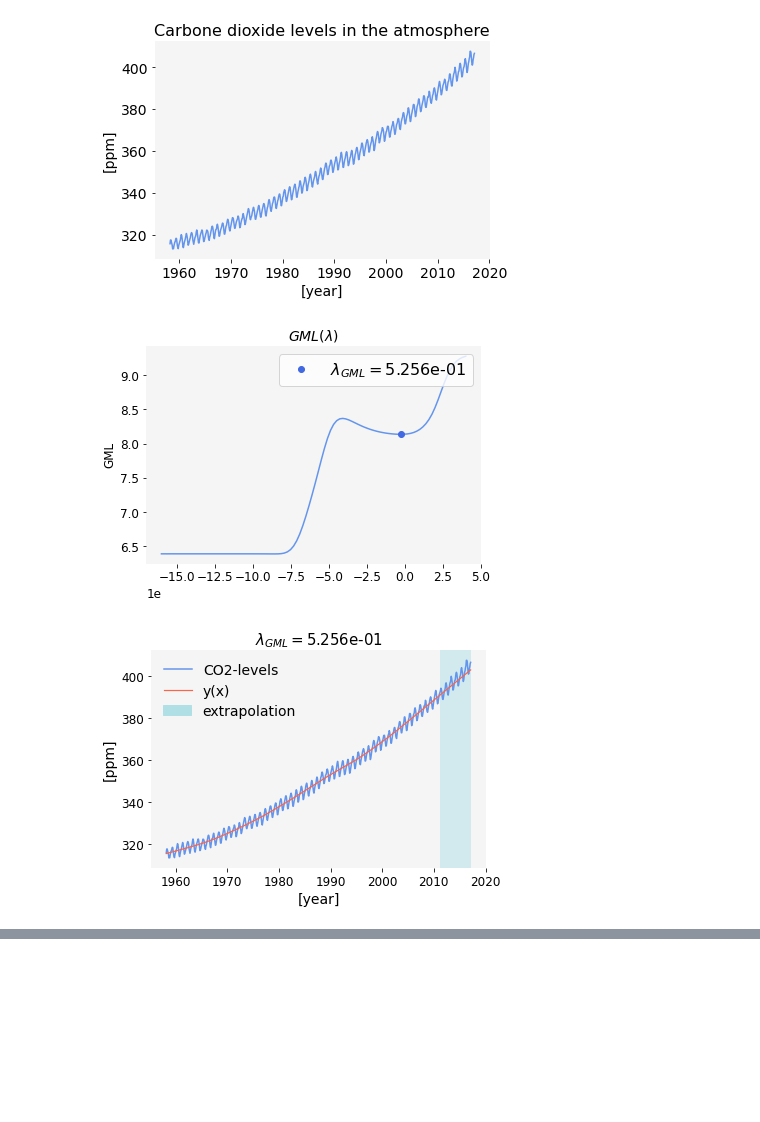
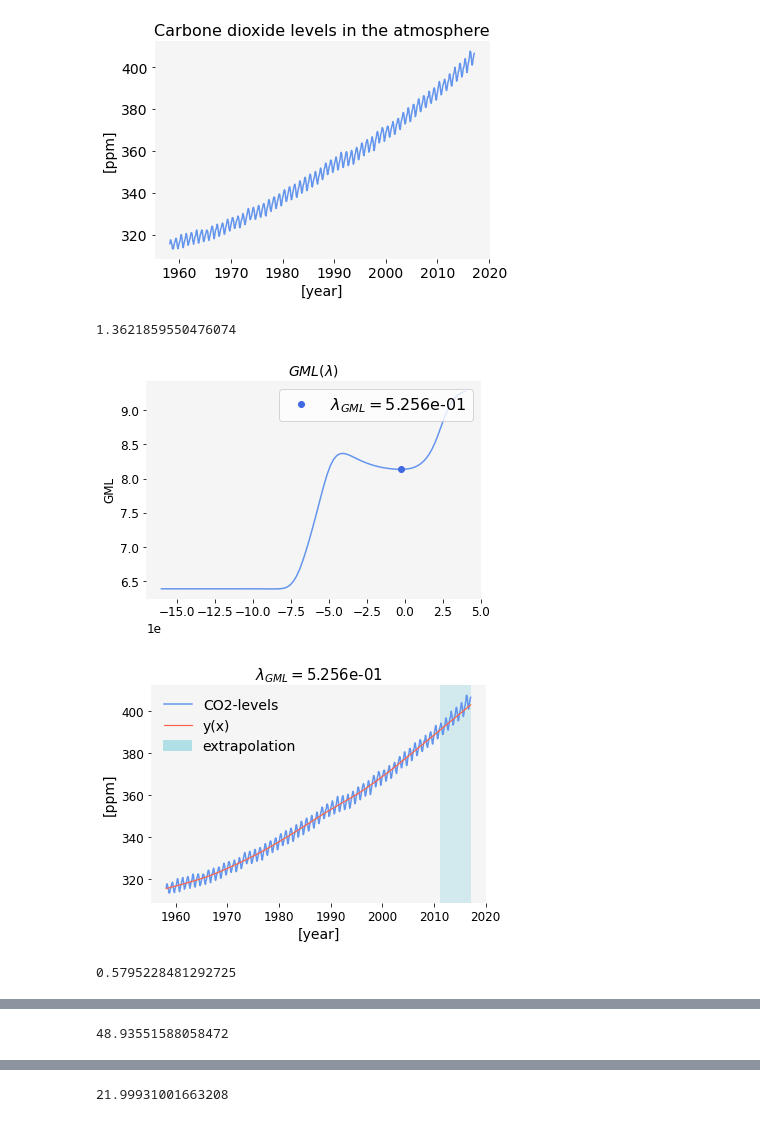
Before and after one commit to NikolineBalle/Bachelor, a Jupyter notebook: hawaii_fit.ipynb, the cells around one changed output, grey strips where cells are left out. Cells and saved outputs as stored; diff of their text form; code cells hidden in the pictures; blank space fills up the shorter version.

```diff
--- a/hawaii_fit.ipynb
+++ b/hawaii_fit.ipynb
@@ -1,28 +26,4 @@
 # %%
-import numpy as np
-import pandas as pd
-from numpy.linalg import solve
-import matplotlib.pyplot as plt
-from scipy.linalg import qr
-from scipy import optimize
-from scipy.special import erfinv
-from scipy.optimize import minimize_scalar
-import egrss
-import lambda_fun
-import os
-import matplotlib.patches as mpatches
-
-data = pd.read_csv("archive.csv")
-
-blue1 = 'cornflowerblue'
-blue2 = 'navy'
-red = 'tomato'
-
-dates = data['Decimal Date'].to_numpy()
-carbon = data['Carbon Dioxide (ppm)'].to_numpy()
-dates = dates[np.logical_not(np.isnan(carbon))]
-carbon = carbon[np.logical_not(np.isnan(carbon))]
-
 p = 2
 N = len(carbon)
 
@@ -44,7 +45,9 @@ f1.savefig(my_path + "/Plots/Carbonlevels.pdf", bbox_inches='tight')
 
 def plot2_w_lambda_Hawaii(fun, x, y, method, title, ylab, lab, savename1, savename2,  col, bounds = 'nothing'):
     # finding the minimizer
+    start_time = time.time()
     min_point = fun(N= len(y), x = x, p = 2, yhat = y, method = method,  usage = 'min', bounds= bounds)
+    print((time.time() - start_time))
 
     # plotting fun(lambda)
     fig1 = plt.figure()
@@ -80,35 +83,38 @@ def plot2_w_lambda_Hawaii(fun, x, y, method, title, ylab, lab, savename1, savena
     plt.plot(dates, carbon, color = blue1)
     plt.plot(dates,yt_local,color = 'tomato', linewidth=1.2)
     plt.axvspan(dates[int(len(carbon)-len(carbon)*0.1)], dates[-1], facecolor='powderblue', alpha=0.5)
     red_patch = mpatches.Patch(color='powderblue', label='extrapolation')
     f1.legend(handles=[red_patch], bbox_to_anchor=(0.48, 0.67), loc="center right", borderaxespad=0.2,prop = {'size': 14}, frameon = False)
     plt.ylabel('[ppm]', fontsize = 14)
     plt.xlabel('[year]', fontsize = 14)
     plt.legend(['CO2-levels', 'y(x)'], numpoints = 1, prop = {'size': 14}, loc = 'upper left', frameon = False)
     ax = plt.gca()
     ax.set_facecolor('whitesmoke')
     plt.xticks(fontsize = 12)
     plt.yticks(fontsize = 12)
     for spine in plt.gca().spines.values():
             spine.set_visible(False)
     plt.title(lab %(np.format_float_scientific(1/np.power(10,min_point.x), precision = 3, exp_digits=2)), fontsize = 15)
     plt.show()
     f1.savefig(my_path + savename2, bbox_inches='tight')
 
 # finding local minimizer
 plot2_w_lambda_Hawaii(fun = lambda_fun.min_GML, x = dates, y = carbon, method = 'golden', title ='$GML(\lambda)$' , ylab = 'GML', lab = "$\lambda_{GML}=$%s", savename1 = "/Plots/GMLlambdaH_loc.pdf", savename2 = "/Plots/GMLmodelH_loc.pdf", col = 'royalblue' ,bounds = 'nothing')
 
 # finding GML min
 plot2_w_lambda_Hawaii(fun = lambda_fun.min_GML, x = dates, y = carbon, method = 'bounded', title ='$GML(\lambda)$' , ylab = 'GML', lab = "$\lambda_{GML}=$%s", savename1 = "/Plots/GMLlambdaH.pdf", savename2 = "/Plots/GMLmodelH.pdf", col = 'navy', bounds = (6,16))
 
 # finding local minimizer
 plot2_w_lambda_Hawaii(fun = lambda_fun.min_GCV, x = dates, y = carbon, method = 'golden', title ='$GCV(\lambda)$' , ylab = 'GCV', lab = "$\lambda_{GCV}=$%s", savename1 = "/Plots/GCVlambdaH_loc.pdf", savename2 = "/Plots/GCVmodelH_loc.pdf",  col = 'royalblue' , bounds = 'nothing')
 
 # finding GCV min
 plot2_w_lambda_Hawaii(fun = lambda_fun.min_GCV, x = dates, y = carbon, method = 'bounded', title ='$GCV(\lambda)$' , ylab = 'GCV', lab = "$\lambda_{GCV}=$%s", savename1 = "/Plots/GCVlambdaH.pdf", savename2 = "/Plots/GCVmodelH.pdf",  col = 'navy' ,bounds = (6,16))
 # %% [output]
-[figure, old version]
+[figure, new version]
+1.3621859550476074
 [figure]
 [figure]
+0.5795228481292725
 [figure]
 [figure]
+48.93551588058472
@@ -114,0 +123 @@ plot2_w_lambda_Hawaii(fun = lambda_fun.min_GCV, x = dates, y = carbon, method =
+21.99931001663208
```
Also changed, not shown: parts of 3 cells of this notebook, 17 other files.
